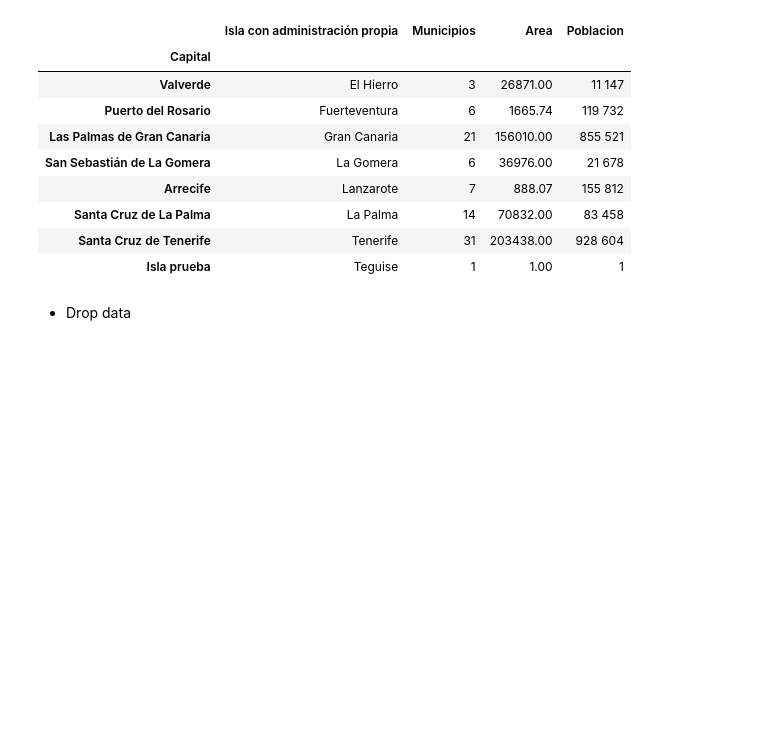
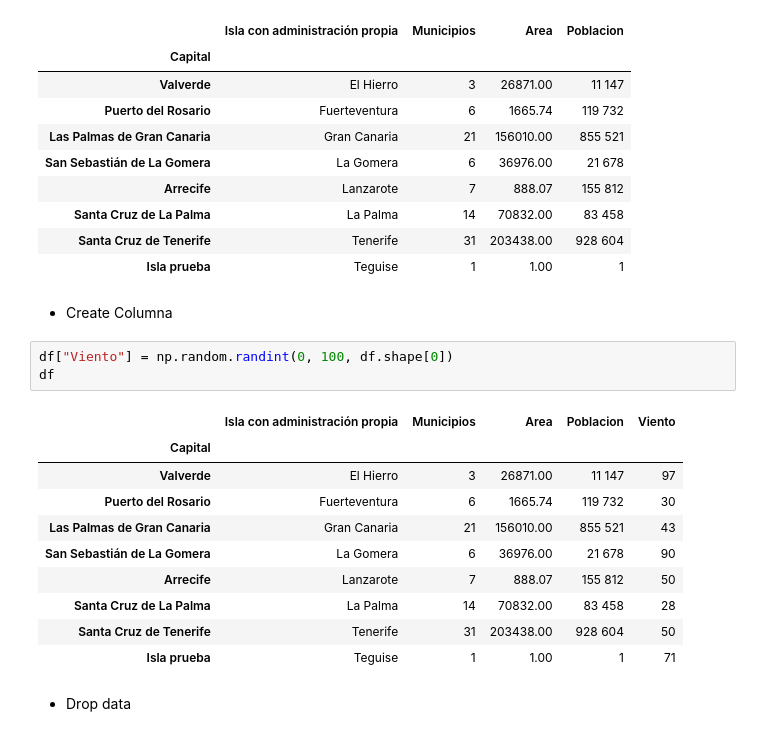
Before and after one commit to braiso-22/PruebasPandas, a Jupyter notebook: pruebas_pandas.ipynb, the cells around one changed output. Drawn from its saved outputs; the diff is of its cells as text; blank space fills up the shorter version.

```diff
--- a/pruebas_pandas.ipynb
+++ b/pruebas_pandas.ipynb
@@ -433,6 +434,22 @@ df
 | Santa Cruz de La Palma | La Palma | 14 | 70832.00 | 83 458 |
 | Santa Cruz de Tenerife | Tenerife | 31 | 203438.00 | 928 604 |
 | Isla prueba | Teguise | 1 | 1.00 | 1 |
+# %% [markdown]
+* Create Columna
+# %%
+df["Viento"] = np.random.randint(0, 100, df.shape[0])
+df
+# %% [output]
+|  | Isla con administración propia | Municipios | Area | Poblacion | Viento |
+| Capital |  |  |  |  |  |
+| Valverde | El Hierro | 3 | 26871.00 | 11 147 | 97 |
+| Puerto del Rosario | Fuerteventura | 6 | 1665.74 | 119 732 | 30 |
+| Las Palmas de Gran Canaria | Gran Canaria | 21 | 156010.00 | 855 521 | 43 |
+| San Sebastián de La Gomera | La Gomera | 6 | 36976.00 | 21 678 | 90 |
+| Arrecife | Lanzarote | 7 | 888.07 | 155 812 | 50 |
+| Santa Cruz de La Palma | La Palma | 14 | 70832.00 | 83 458 | 28 |
+| Santa Cruz de Tenerife | Tenerife | 31 | 203438.00 | 928 604 | 50 |
+| Isla prueba | Teguise | 1 | 1.00 | 1 | 71 |
 # %% [markdown]
 * Drop data
 # %%
```
Also changed, not shown: parts of 3 cells of this notebook.
